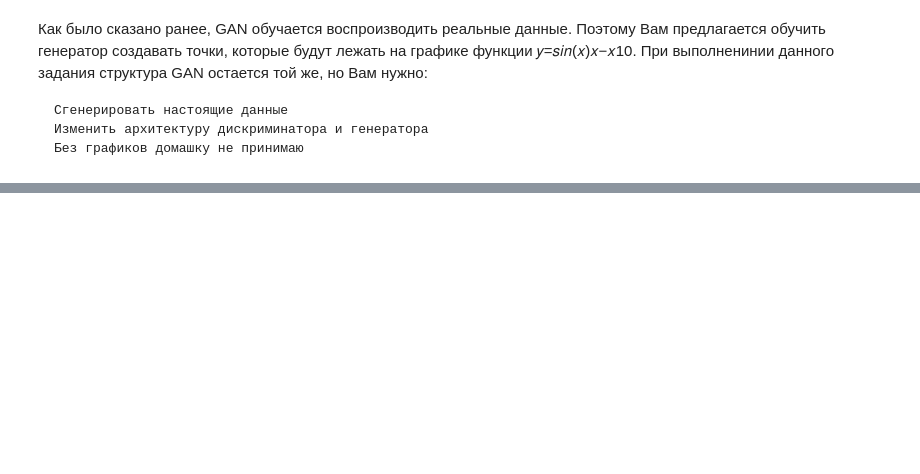
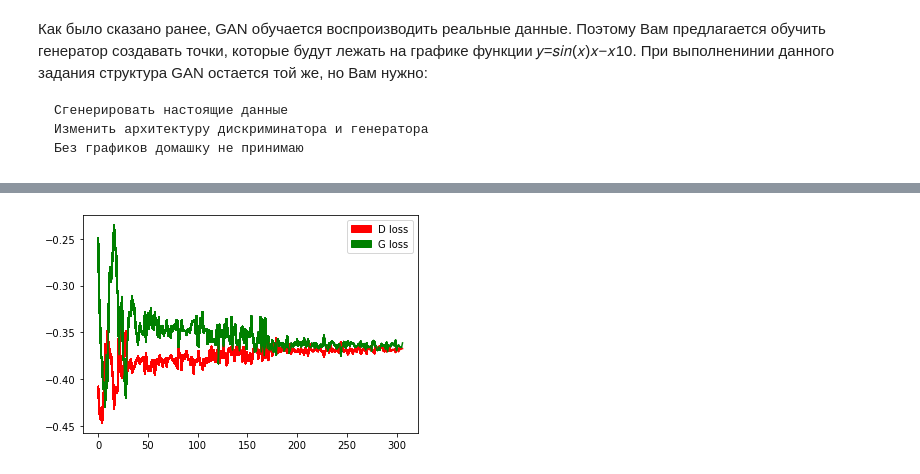
Before and after one commit to Aleksei741/PyTorch, a Jupyter notebook: Lesson_3/HW.ipynb, the cells around one changed output, grey strips where cells are left out. Drawn from its saved outputs; the diff is of its cells as text; code cells hidden in the pictures; blank space fills up the shorter version.

```diff
--- a/Lesson_3/HW.ipynb
+++ b/Lesson_3/HW.ipynb
@@ -84,20 +79,15 @@ class Discriminator(nn.Module):
             return layers
 
         self.model = nn.Sequential(
-            CustomLinearLayer(int(np.prod(img_shape)), 512),
-            nn.LeakyReLU(0.2, inplace=True),
-            CustomLinearLayer(512, 256),
-            nn.LeakyReLU(0.2, inplace=True),
-            CustomLinearLayer(256, 1),
+            *block(2, 128),
+            #*block(256, 128),
+            nn.Linear(128, 1),
             nn.Sigmoid(),
         )
 
 
-    def forward(self, img):
-        img_flat = img.view(img.size(0), -1)
-        validity = self.model(img_flat)
-
-        return validity
+    def forward(self, x):
+        return self.model(x)
 # %%
 generator = Generator().to(device)
 discriminator = Discriminator().to(device)
@@ -117,0 +100,75 @@ np.prod(a)
+# %%
+d_loss_history = []
+g_loss_history = []
+# %%
+import matplotlib.patches as mpatches
+
+red_patch = mpatches.Patch(color='red', label='D loss')
+green_patch = mpatches.Patch(color='green', label='G loss')
+
+sample_interval = 25
+
+for epoch in range(n_epochs):
+    for i, (data) in enumerate(train_loader):
+
+##################### Лейблы для данных: 1 - настоящие, 0 - сгенерированные ########
+        valid = torch.FloatTensor(batch_size, 1).fill_(1.0).to(device)
+        fake = torch.FloatTensor(batch_size, 1).fill_(0.0).to(device)
+
+        real_data = data.type(torch.FloatTensor).to(device)
+######################  Тренировка генератора    ##########################
+
+        optimizer_G.zero_grad()
+
+        #генерация шума
+        noise = torch.FloatTensor(np.random.normal(0, 1, (batch_size, 8))).to(device)
+
+        generator_data = generator(noise)
+
+        validity = discriminator(generator_data)
+        g_loss = adversarial_loss(validity, valid)
+
+        g_loss.backward()
+        optimizer_G.step()
+
+######################  Тренировка дискриминатора    ##########################
+
+        optimizer_D.zero_grad()
+
+        real_pred = discriminator(real_data)
+        d_real_loss = adversarial_loss(real_pred, valid)
+
+        fake_pred = discriminator(generator_data.detach())
+        d_fake_loss = adversarial_loss(fake_pred, fake)
+
+        d_loss = (d_real_loss + d_fake_loss) / 2
+
+        d_loss.backward()
+        optimizer_D.step()
+
+######## Отображение процесса обучения и вывод функций потерь ############
+        batches_done = epoch * len(real_data) + i
+
+        if batches_done % sample_interval == 0:
+
+
+#             display.clear_output(wait=False)
+#             sample_image(gen_imgs)
+
+
+
+#             display.display(plt.gcf())
+
+            d_loss_history.append(d_loss)
+            g_loss_history.append(g_loss)
+
+            display.clear_output(wait=False)
+            #plt.clf()
+            print("[Epoch %d/%d] [Batch %d/%d] [D loss: %f] [G loss: %f]"% (epoch, n_epochs, i, len(train_data), d_loss.item(), g_loss.item()) )
+            plt.plot(np.log(np.array(d_loss_history)), label='D loss', color = 'red')
+            plt.plot(np.log(np.array(g_loss_history)), label='G loss', color = 'green')
+            plt.legend(handles=[red_patch, green_patch])
+
+            display.display(plt.gcf())
+            #plt.show()
+# %% [output]
@@ -117,0 +176 @@ np.prod(a)
+[figure, added]
```
Also changed, not shown: parts of 29 cells of this notebook, 1 other file.
